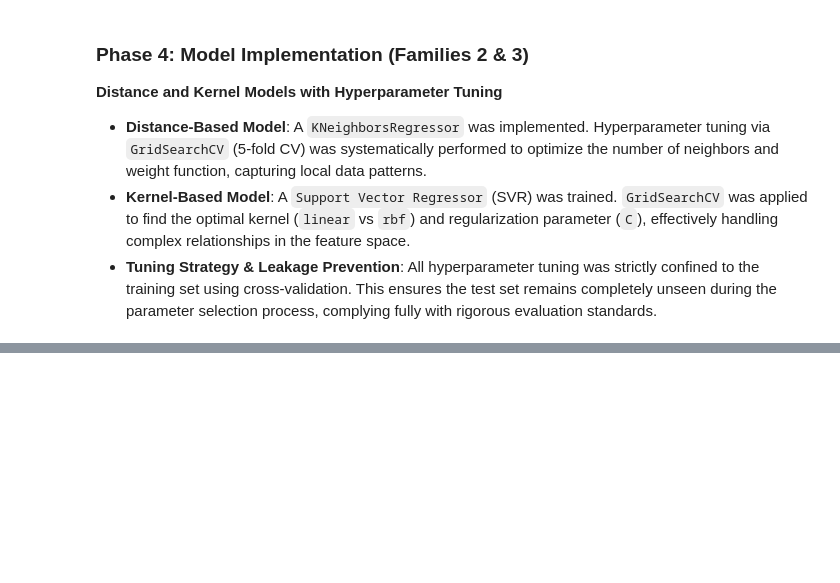
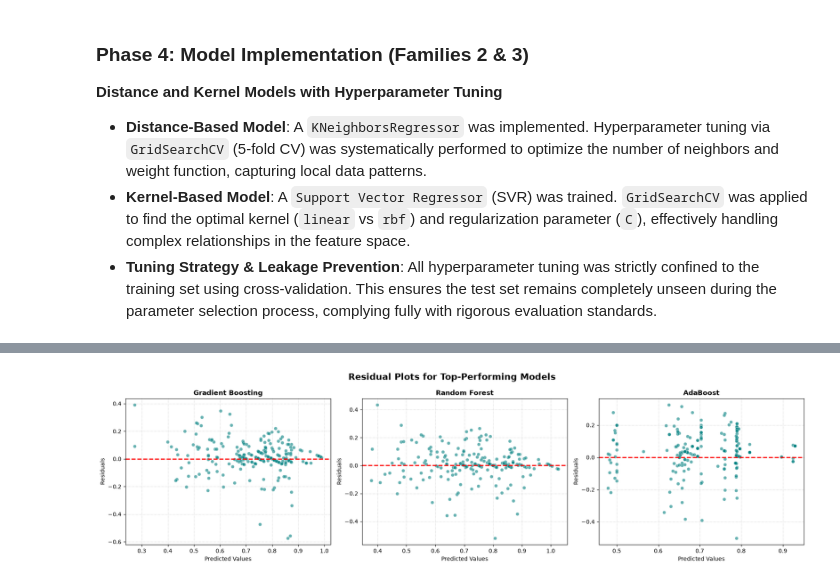
Before and after one commit to pranto-deb04/GarmentsProductivity, a Jupyter notebook: EDA_and_Modeling.ipynb, the cells around one changed output, grey strips where cells are left out. Saved outputs shown, nothing was run; the diff lists cells and outputs as text; code cells hidden in the pictures; blank space fills up the shorter version.

```diff
--- a/EDA_and_Modeling.ipynb
+++ b/EDA_and_Modeling.ipynb
@@ -373,0 +550,33 @@ MAE  : 0.0894 | RMSE : 0.1264 | R^2  : 0.3979
+# %%
+import matplotlib.pyplot as plt
+import seaborn as sns
+
+# Top 3 models based on previous CV results
+top_3_models = {
+    "Gradient Boosting": gb_grid.best_estimator_,
+    "Random Forest": rf_grid.best_estimator_,
+    "AdaBoost": ada_grid.best_estimator_
+}
+
+fig, axes = plt.subplots(1, 3, figsize=(18, 5))
+fig.suptitle('Residual Plots for Top-Performing Models',
+             fontsize=16, fontweight='bold')
+
+for ax, (name, model) in zip(axes, top_3_models.items()):
+    # Predict on test set
+    y_test_pred = model.predict(X_test_processed)
+    # Calculate residuals (True - Predicted)
+    residuals = y_test - y_test_pred
+
+    # Plot Scatter of Predicted vs Residuals
+    sns.scatterplot(x=y_test_pred, y=residuals, ax=ax, color='teal', alpha=0.6)
+    ax.axhline(y=0, color='red', linestyle='--', linewidth=2)
+    ax.set_title(name, fontweight='bold')
+    ax.set_xlabel('Predicted Values')
+    ax.set_ylabel('Residuals')
+    ax.grid(True, linestyle=':', alpha=0.7)
+
+plt.tight_layout()
+plt.show()
+# %% [output]
+[figure, added]
```
Also changed, not shown: parts of 10 cells of this notebook, 3 other files.
